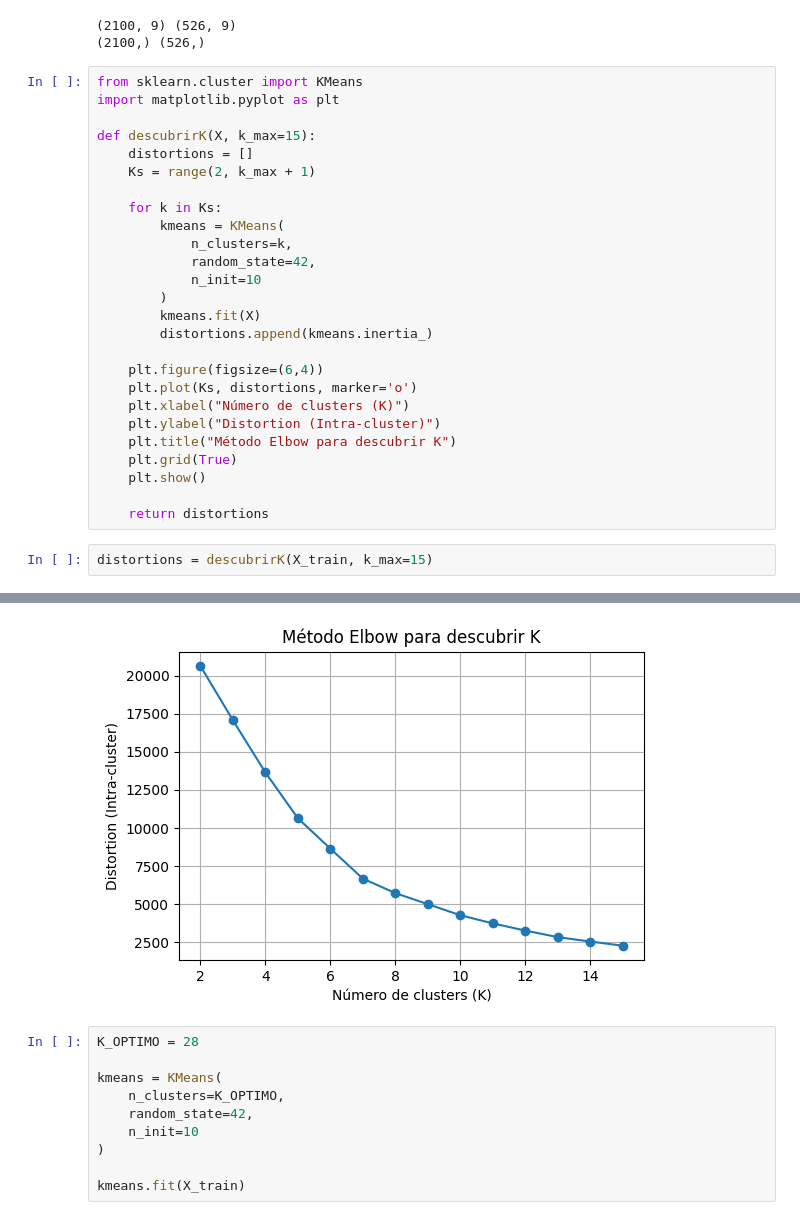
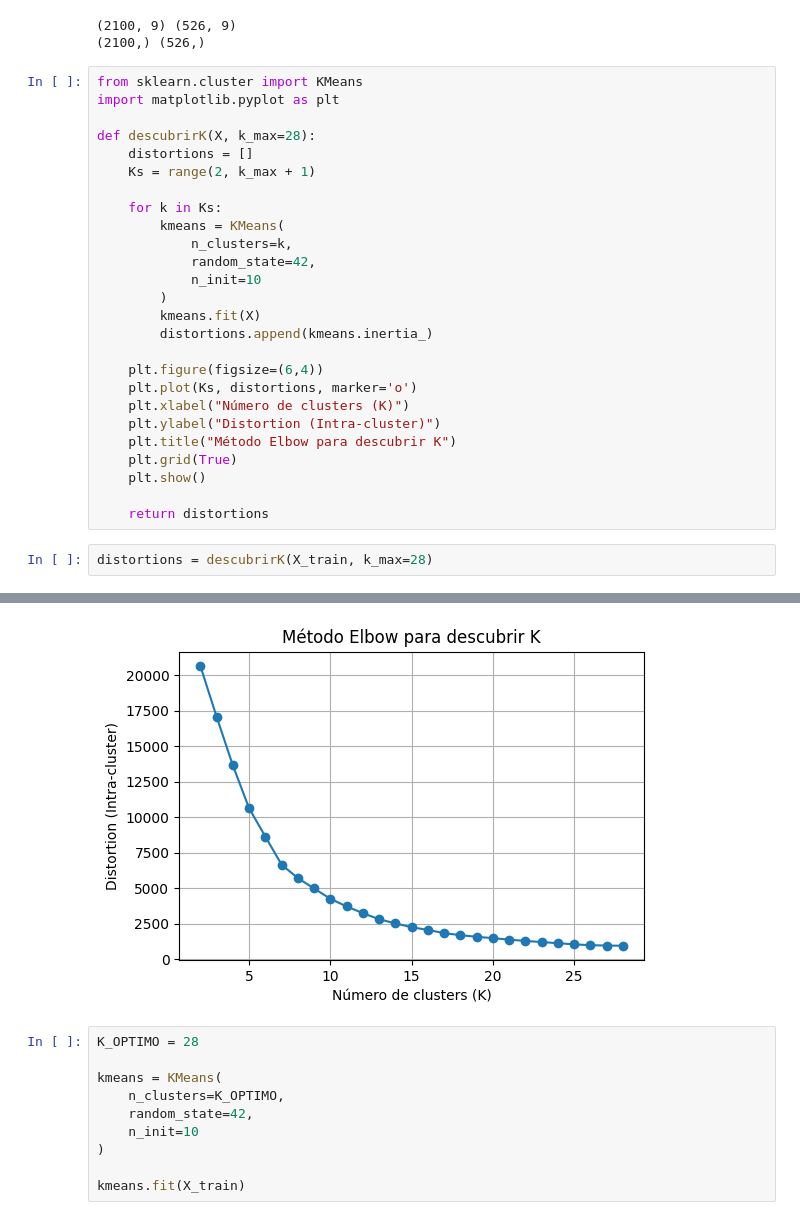
Before and after one commit to johnny567w/Sign-lang-Spanish-Estocasticos-main, a Jupyter notebook: trainging.ipynb, the cells around one changed output, grey strips where cells are left out. Cells and saved outputs as stored; diff of their text form.

```diff
--- a/trainging.ipynb
+++ b/trainging.ipynb
@@ -421,7 +421,7 @@ print(y_train.shape, y_test.shape)
 from sklearn.cluster import KMeans
 import matplotlib.pyplot as plt
 
-def descubrirK(X, k_max=15):
+def descubrirK(X, k_max=28):
     distortions = []
     Ks = range(2, k_max + 1)
 
@@ -444,5 +444,5 @@ def descubrirK(X, k_max=15):
 
     return distortions
 # %%
-distortions = descubrirK(X_train, k_max=15)
+distortions = descubrirK(X_train, k_max=28)
 # %% [output]
@@ -466,4 +449,4 @@ Returning the number of logical cores instead. You can silence this warning by s
-[figure, old version]
+[figure, new version]
 # %%
 K_OPTIMO = 28
 
```
Also changed, not shown: parts of 2 cells of this notebook, 3 other files.
